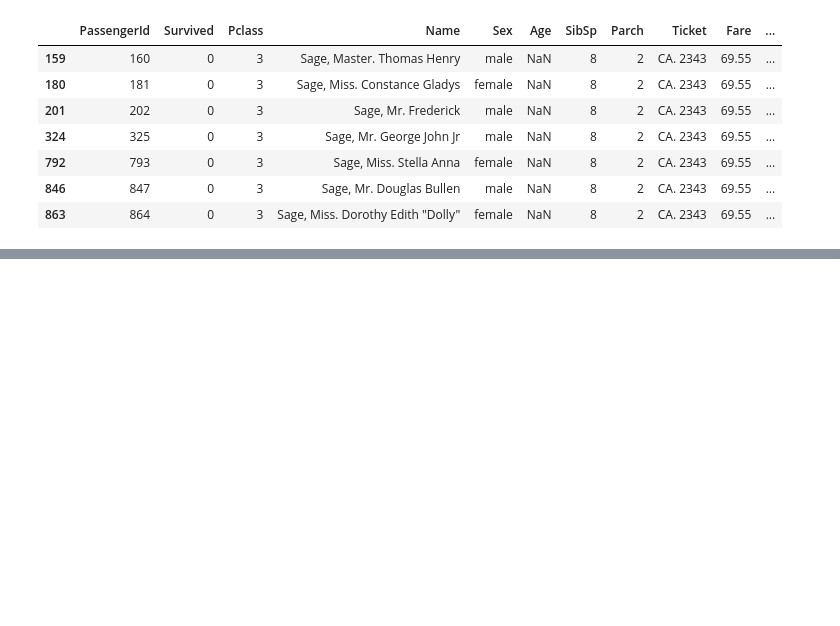
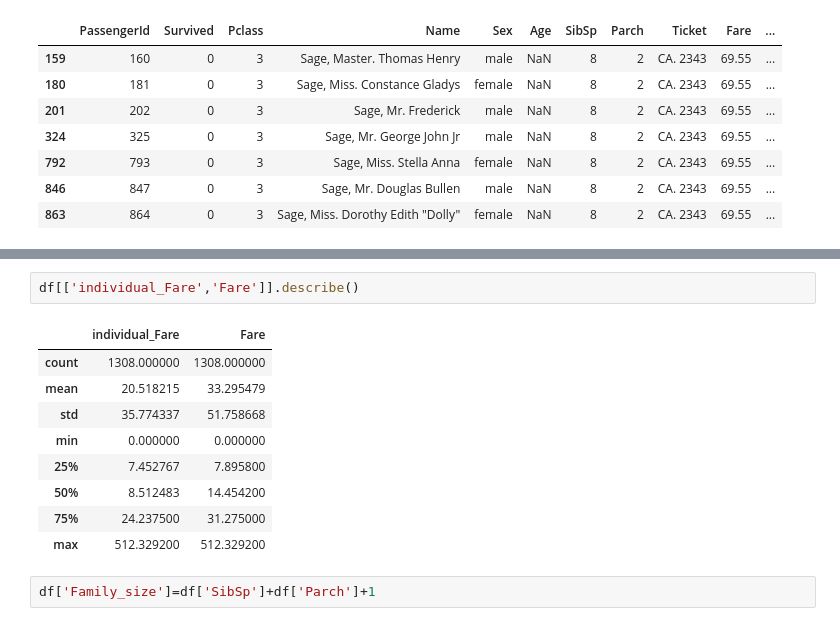
Before and after one commit to pranjalthakur25/Machine-Learning, a Jupyter notebook: EDA_titanicDataset.ipynb, the cells around one changed output, grey strips where cells are left out. Cells and saved outputs as stored; diff of their text form; blank space fills up the shorter version.

```diff
--- a/EDA_titanicDataset.ipynb
+++ b/EDA_titanicDataset.ipynb
@@ -272,0 +330,14 @@ df[df['Ticket']=='CA. 2343']
+# %%
+df[['individual_Fare','Fare']].describe()
+# %% [output]
+|  | individual_Fare | Fare |
+| count | 1308.000000 | 1308.000000 |
+| mean | 20.518215 | 33.295479 |
+| std | 35.774337 | 51.758668 |
+| min | 0.000000 | 0.000000 |
+| 25% | 7.452767 | 7.895800 |
+| 50% | 8.512483 | 14.454200 |
+| 75% | 24.237500 | 31.275000 |
+| max | 512.329200 | 512.329200 |
+# %%
+df['Family_size']=df['SibSp']+df['Parch']+1
```
Also changed, not shown: parts of 12 cells of this notebook.
